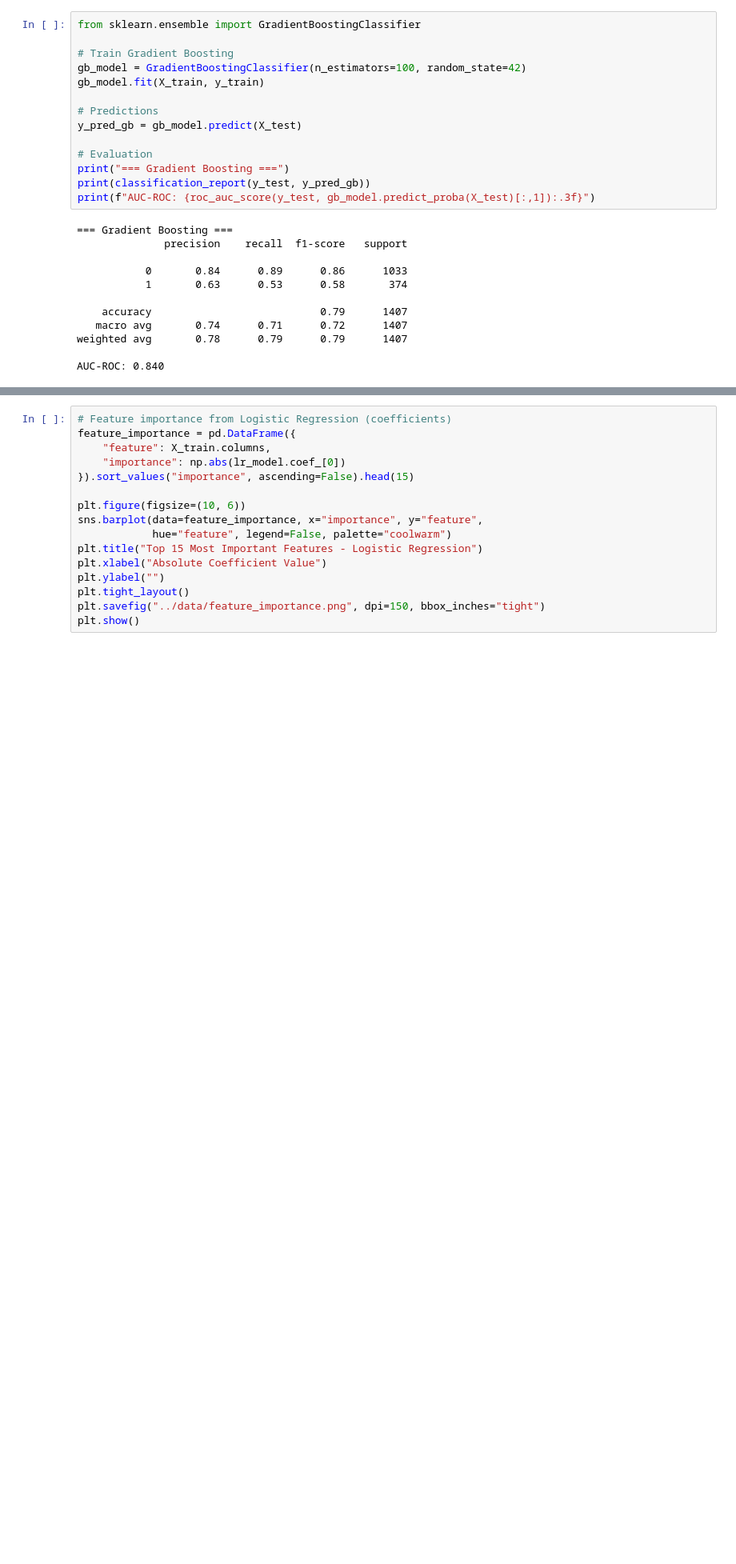
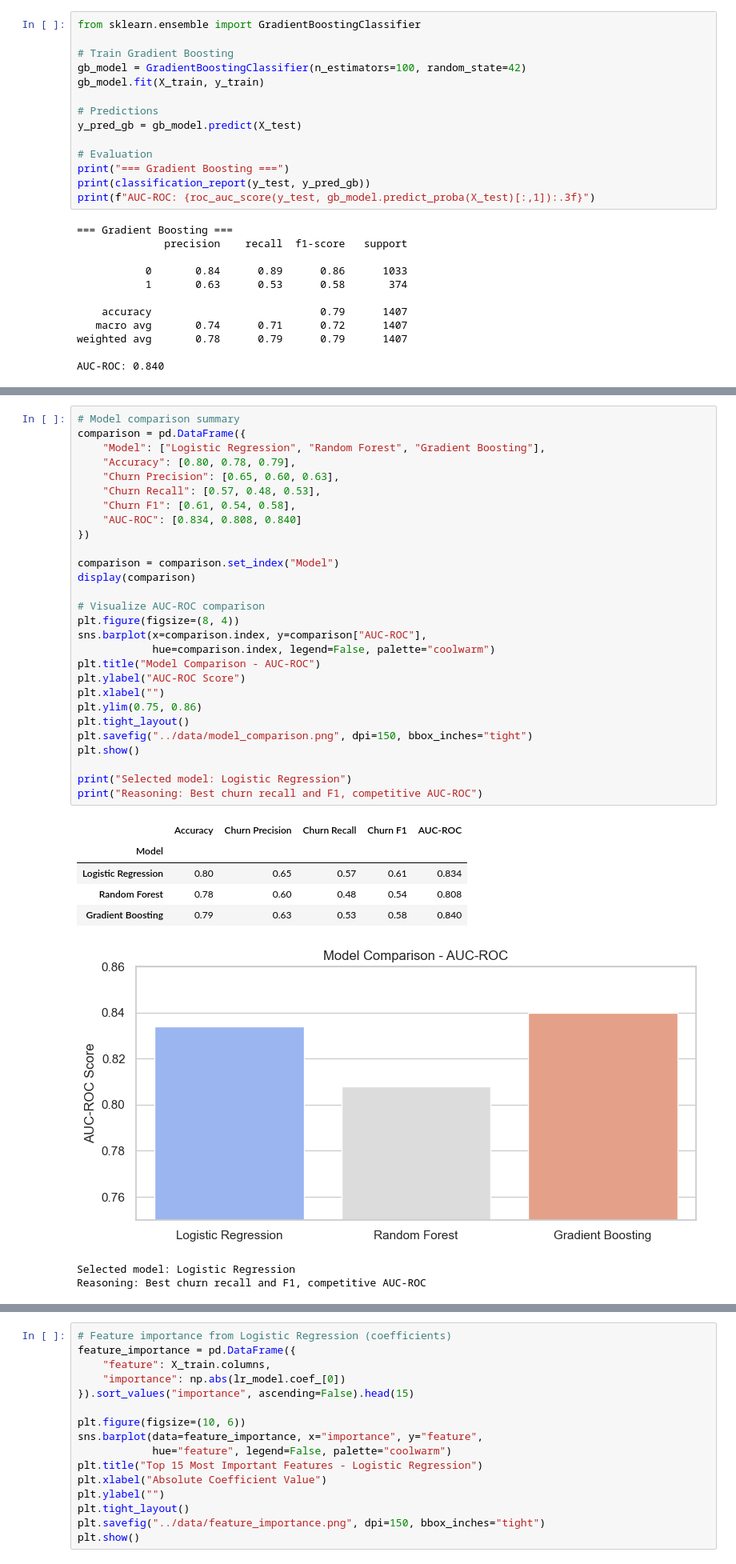
Before and after one commit to jpbombard/telco-churn-analysis, a Jupyter notebook: notebooks/churn_analysis.ipynb, the cells around one changed output, grey strips where cells are left out. Shown at 80% size. Drawn from its saved outputs; the diff is of its cells as text; blank space fills up the shorter version.

Commit message:
added model comparison, section markdowns, and wrote up conclusion and findings

```diff
--- a/notebooks/churn_analysis.ipynb
+++ b/notebooks/churn_analysis.ipynb
@@ -447,2 +463,39 @@ AUC-ROC: 0.840
+# %%
+# Model comparison summary
+comparison = pd.DataFrame({
+    "Model": ["Logistic Regression", "Random Forest", "Gradient Boosting"],
+    "Accuracy": [0.80, 0.78, 0.79],
+    "Churn Precision": [0.65, 0.60, 0.63],
+    "Churn Recall": [0.57, 0.48, 0.53],
+    "Churn F1": [0.61, 0.54, 0.58],
+    "AUC-ROC": [0.834, 0.808, 0.840]
+})
+
+comparison = comparison.set_index("Model")
+display(comparison)
+
+# Visualize AUC-ROC comparison
+plt.figure(figsize=(8, 4))
+sns.barplot(x=comparison.index, y=comparison["AUC-ROC"],
+            hue=comparison.index, legend=False, palette="coolwarm")
+plt.title("Model Comparison - AUC-ROC")
+plt.ylabel("AUC-ROC Score")
+plt.xlabel("")
+plt.ylim(0.75, 0.86)
+plt.tight_layout()
+plt.savefig("../data/model_comparison.png", dpi=150, bbox_inches="tight")
+plt.show()
+
+print("Selected model: Logistic Regression")
+print("Reasoning: Best churn recall and F1, competitive AUC-ROC")
+# %% [output]
+|  | Accuracy | Churn Precision | Churn Recall | Churn F1 | AUC-ROC |
+| Model |  |  |  |  |  |
+| Logistic Regression | 0.80 | 0.65 | 0.57 | 0.61 | 0.834 |
+| Random Forest | 0.78 | 0.60 | 0.48 | 0.54 | 0.808 |
+| Gradient Boosting | 0.79 | 0.63 | 0.53 | 0.58 | 0.840 |
+[figure, added]
+Selected model: Logistic Regression
+Reasoning: Best churn recall and F1, competitive AUC-ROC
 # %% [markdown]
 ### Feature Importance
```
Also changed, not shown: parts of 9 cells of this notebook, 2 other files.
